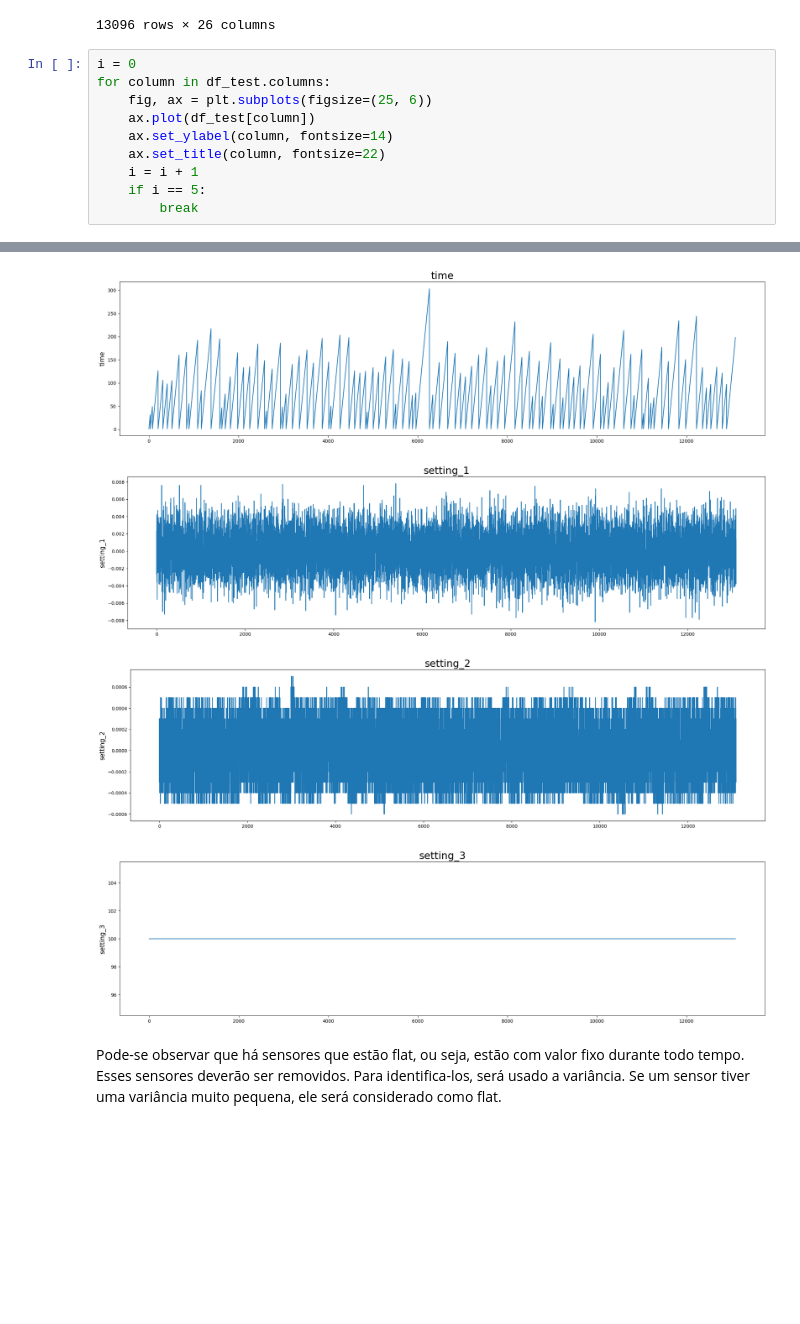
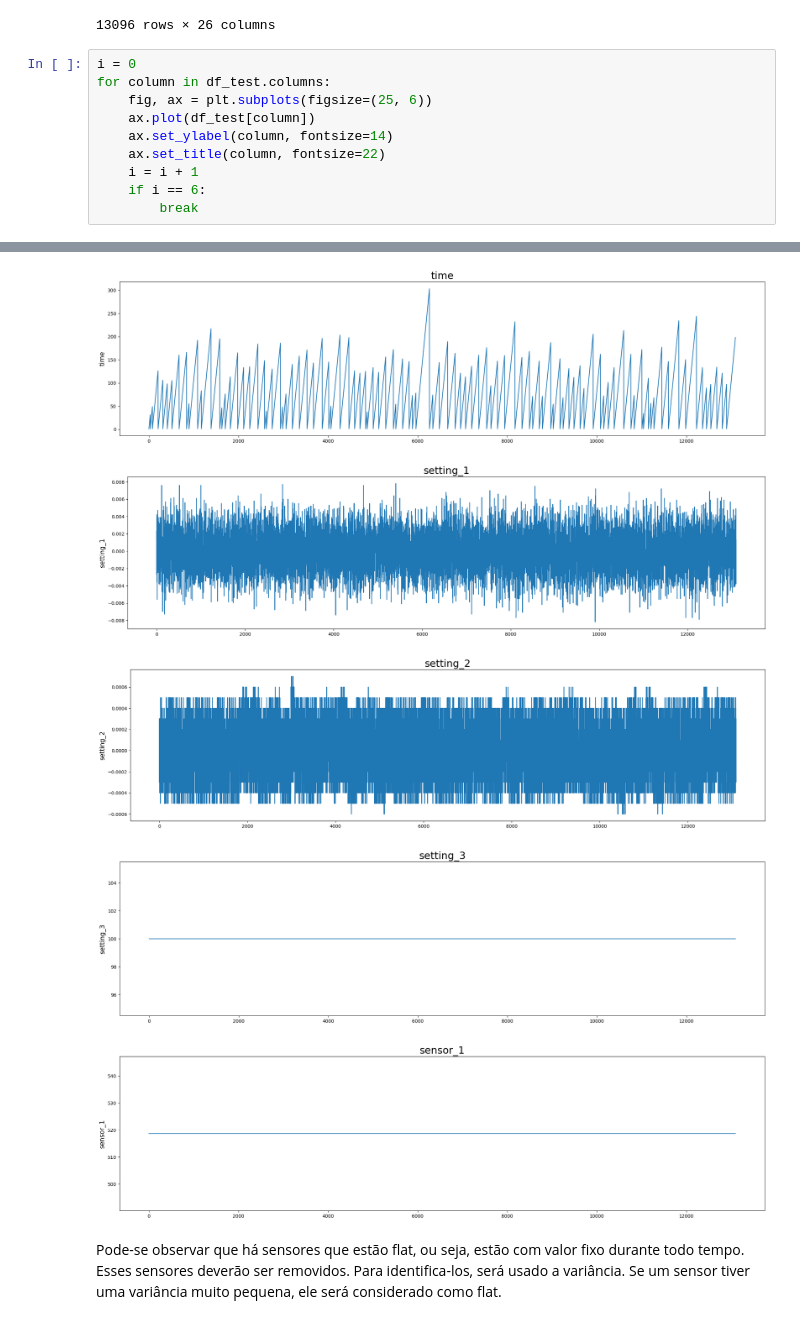
Before and after one commit to marcelov-aguiar/pdm_turbofan, a Jupyter notebook: code/2_exploratory_analysis/exploratory_test.ipynb, the cells around one changed output, grey strips where cells are left out. Saved outputs shown, nothing was run; the diff lists cells and outputs as text; blank space fills up the shorter version.

```diff
--- a/code/2_exploratory_analysis/exploratory_test.ipynb
+++ b/code/2_exploratory_analysis/exploratory_test.ipynb
@@ -32,19 +32,20 @@ df_test
 # %%
 i = 0
 for column in df_test.columns:
     fig, ax = plt.subplots(figsize=(25, 6))
     ax.plot(df_test[column])
     ax.set_ylabel(column, fontsize=14)
     ax.set_title(column, fontsize=22)
     i = i + 1
-    if i == 5:
+    if i == 6:
         break
 # %% [output]
 [figure]
 [figure]
 [figure]
 [figure]
 [figure]
+[figure, added]
 # %% [markdown]
 Pode-se observar que há sensores que estão flat, ou seja, estão com valor fixo durante todo tempo. Esses sensores deverão ser removidos. Para identifica-los, será usado a variância. Se um sensor tiver uma variância muito pequena, ele será considerado como flat.
 # %%
```
Also changed, not shown: parts of 3 cells of this notebook, 6 other files.
